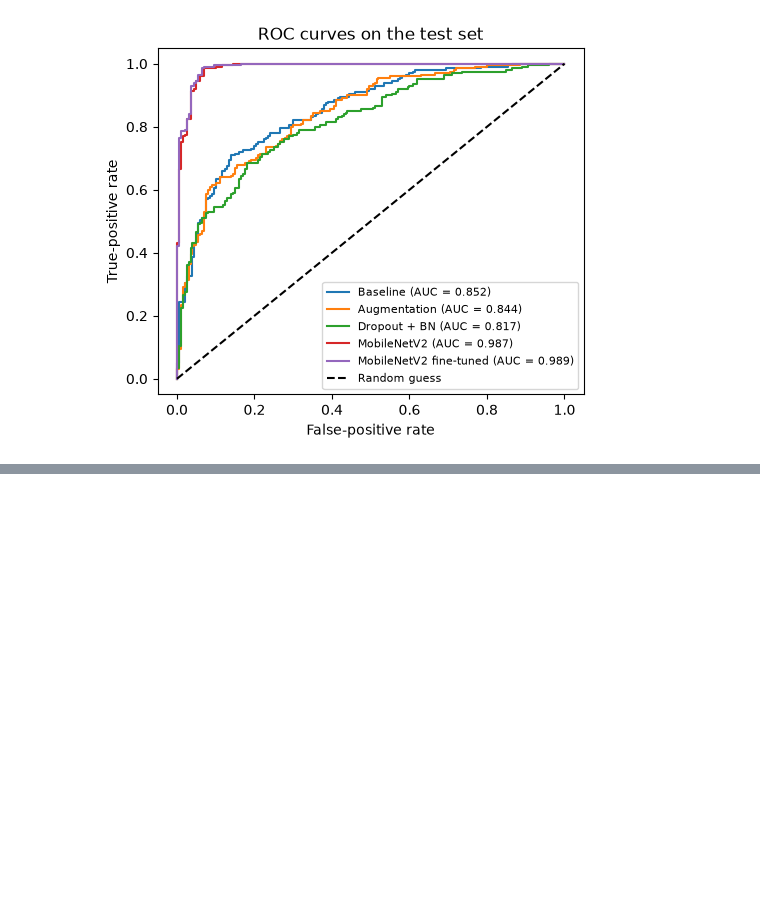
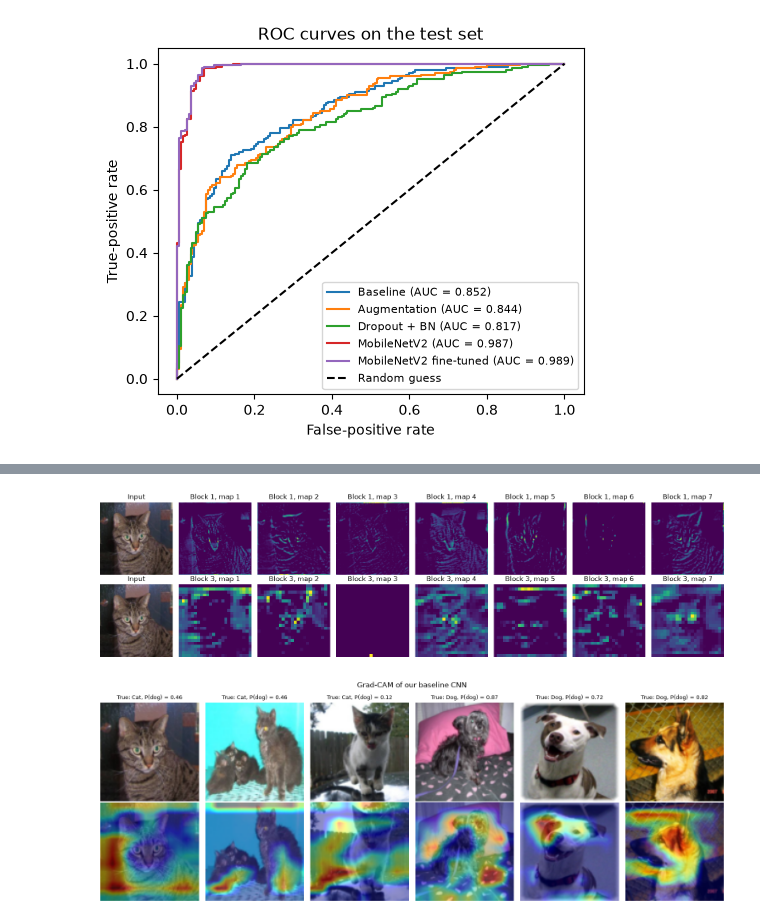
Before and after one commit to Vectra777/Projet-ia-it, a Jupyter notebook: cats_dogs_cnn.ipynb, the cells around one changed output, grey strips where cells are left out. Saved outputs shown, nothing was run; the diff lists cells and outputs as text; code cells hidden in the pictures; blank space fills up the shorter version.

Commit message:
Analyse des erreurs, feature maps et Grad-CAM

```diff
--- a/cats_dogs_cnn.ipynb
+++ b/cats_dogs_cnn.ipynb
@@ -414,0 +437,46 @@ plt.legend(fontsize=8); plt.show()
+# %%
+image = x_test[0]
+activations, x_ = [], image[None]
+for layer in baseline.layers:
+    x_ = layer(x_)
+    if isinstance(layer, layers.ReLU):
+        activations.append(x_[0].numpy())
+fig, axes = plt.subplots(2, 8, figsize=(16, 4.4))
+for row, block in enumerate([0, 2]):
+    axes[row, 0].imshow(image.astype('uint8')); axes[row, 0].set_title('Input')
+    for k, ax in enumerate(axes[row, 1:]):
+        ax.imshow(activations[block][..., k], cmap='viridis'); ax.set_title(f'Block {block+1}, map {k+1}')
+for ax in axes.flat:
+    ax.axis('off')
+plt.tight_layout(); plt.show()
+
+def grad_cam(model, image):
+    # we replay the layers one by one to keep the last ReLU feature maps and their gradients
+    last = max(i for i, layer in enumerate(model.layers) if isinstance(layer, layers.ReLU))
+    x = tf.convert_to_tensor(image[None])
+    with tf.GradientTape() as tape:
+        for i, layer in enumerate(model.layers):
+            x = layer(x)
+            if i == last:
+                maps = x
+                tape.watch(maps)
+        dog = x[0, 0]
+        score = dog if dog >= .5 else 1 - dog  # score of the predicted class
+    weights = tf.reduce_mean(tape.gradient(score, maps)[0], axis=(0, 1))
+    cam = tf.nn.relu(tf.reduce_sum(maps[0] * weights, axis=-1))
+    cam = tf.image.resize((cam / (tf.reduce_max(cam) + 1e-8))[..., None], (SIZE, SIZE))[..., 0]
+    return cam.numpy(), float(dog)
+
+picks = np.r_[np.flatnonzero(y_test == 0)[:3], np.flatnonzero(y_test == 1)[:3]]
+fig, axes = plt.subplots(2, 6, figsize=(15, 5.5))
+for col, i in enumerate(picks):
+    cam, dog = grad_cam(baseline, x_test[i])
+    axes[0, col].imshow(x_test[i].astype('uint8'))
+    axes[0, col].set_title(f"True: {['Cat', 'Dog'][int(y_test[i])]}, P(dog) = {dog:.2f}", fontsize=9)
+    axes[1, col].imshow(x_test[i].astype('uint8')); axes[1, col].imshow(cam, cmap='jet', alpha=.45)
+for ax in axes.flat:
+    ax.axis('off')
+plt.suptitle('Grad-CAM of our baseline CNN'); plt.tight_layout(); plt.show()
+# %% [output]
+[figure, added]
+[figure, added]
```
Also changed, not shown: parts of 3 cells of this notebook.
